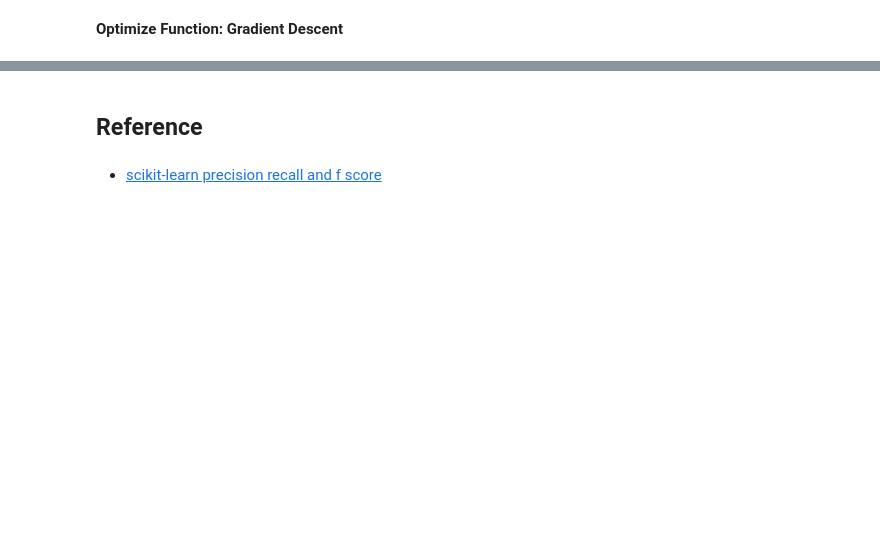
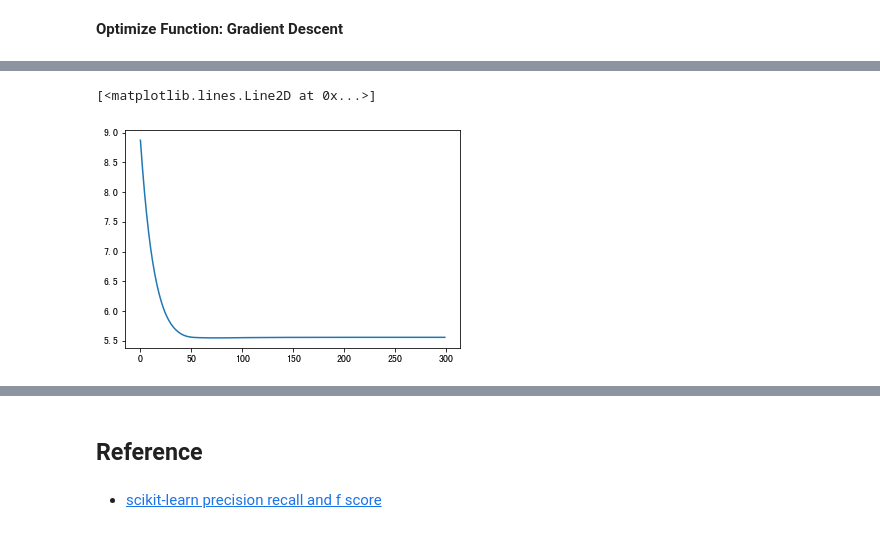
Before and after one commit to hotbaby/kkb, a Jupyter notebook: nlp-2019-autumn/lecture03/Assignment-03.ipynb, the cells around one changed output, grey strips where cells are left out. Drawn from its saved outputs; the diff is of its cells as text; code cells hidden in the pictures; blank space fills up the shorter version.

```diff
--- a/nlp-2019-autumn/lecture03/Assignment-03.ipynb
+++ b/nlp-2019-autumn/lecture03/Assignment-03.ipynb
@@ -589,0 +662,8 @@ TODO
+# %%
+lr = LRModel()
+lr.train(X, Y)
+
+plt.plot(np.arange(lr._iter_num), lr._losses)
+# %% [output]
+[<matplotlib.lines.Line2D at 0x...>]
+[figure, added]
```
Also changed, not shown: parts of 20 cells of this notebook.
